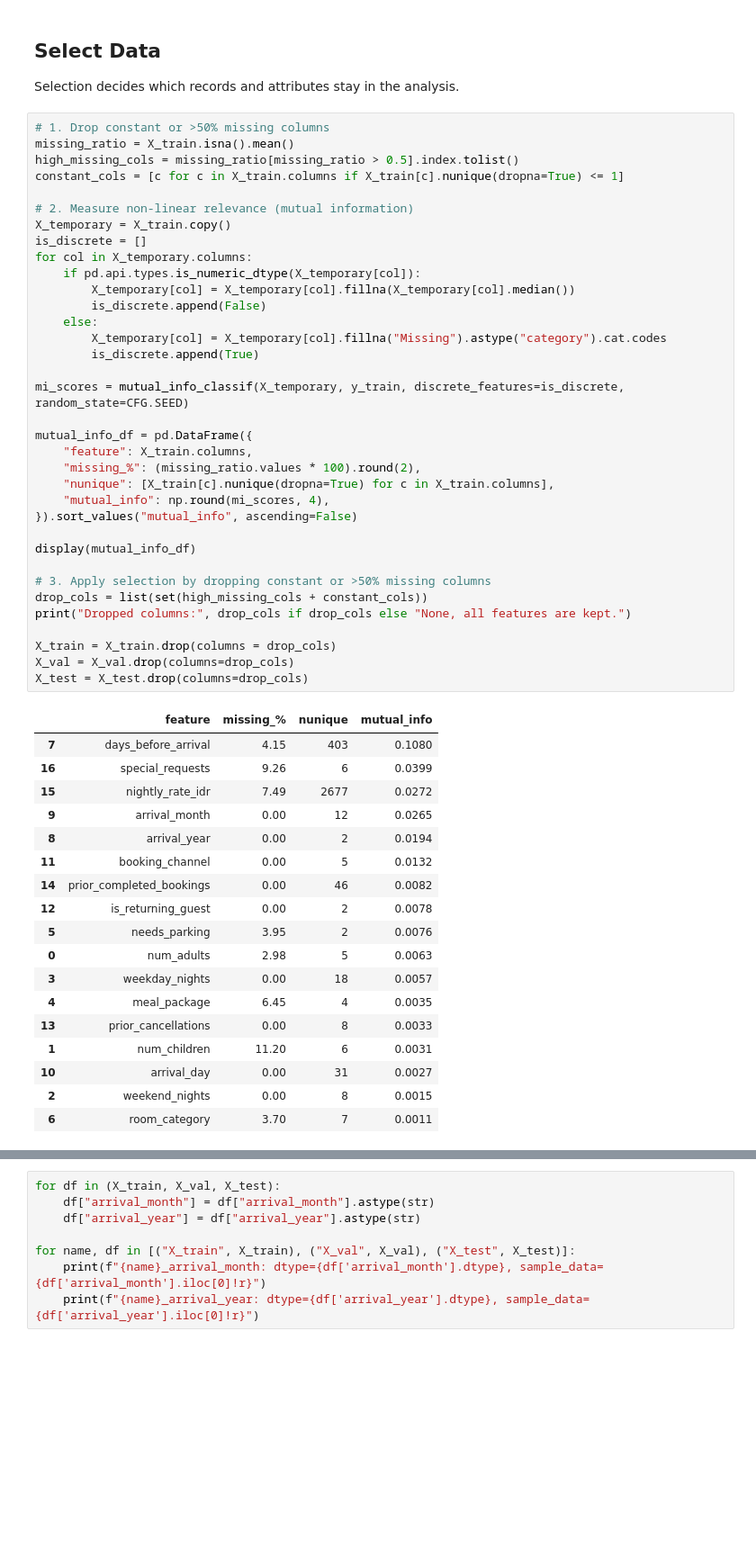
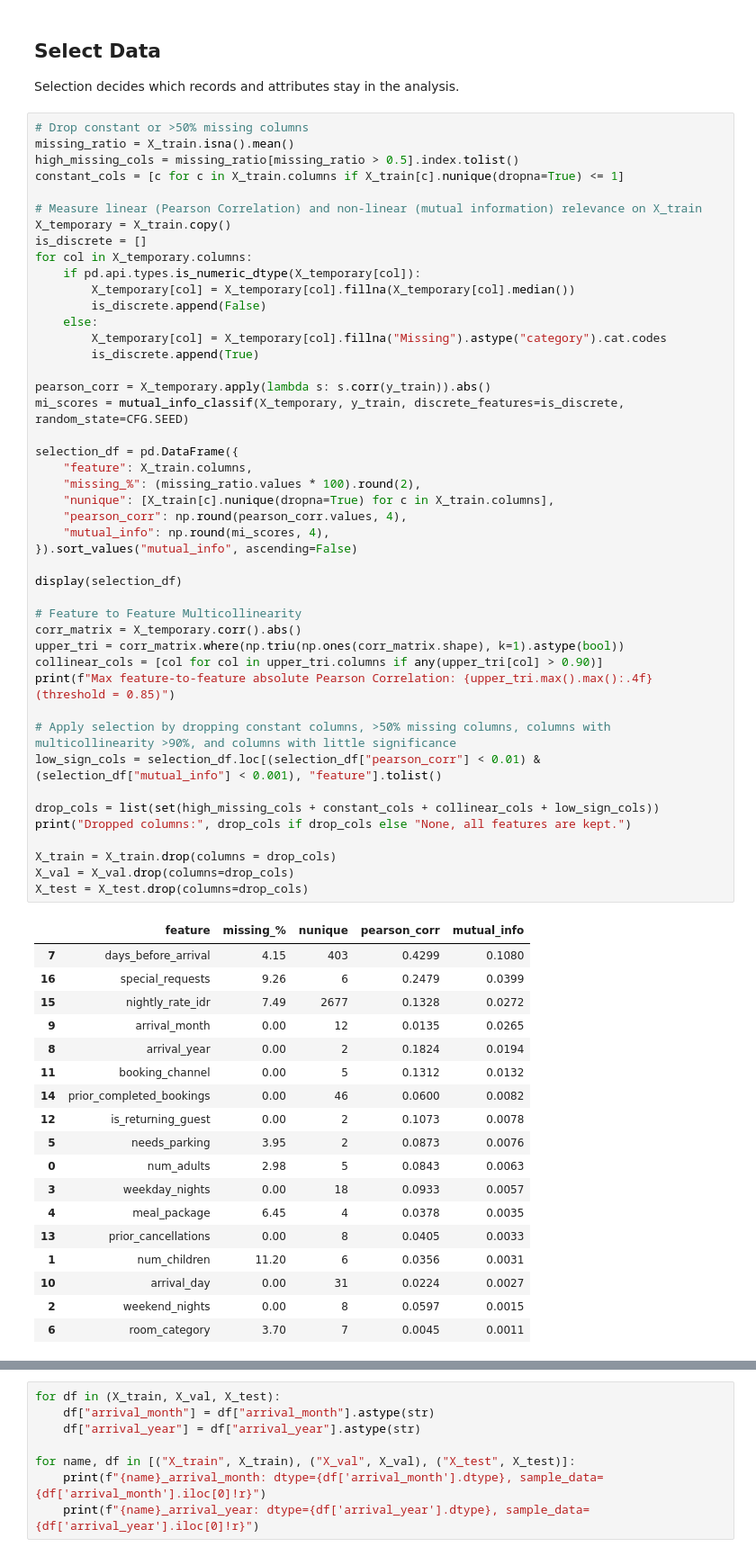
Before and after one commit to TheoMarvel/IF3170_G29_MiMHotels, a Jupyter notebook: output/Notebook_Tugas_Besar_2_IF3170_Inteligensi_Artifisial_2026_2027.ipynb, the cells around one changed output, grey strips where cells are left out. Shown at 90% size. Saved outputs shown, nothing was run; the diff lists cells and outputs as text; blank space fills up the shorter version.

```diff
--- a/output/Notebook_Tugas_Besar_2_IF3170_Inteligensi_Artifisial_2026_2027.ipynb
+++ b/output/Notebook_Tugas_Besar_2_IF3170_Inteligensi_Artifisial_2026_2027.ipynb
@@ -414,56 +403,66 @@ Preparation steps may use `sklearn`. Every statistic comes from the training spl
 
 Selection decides which records and attributes stay in the analysis.
 # %%
-# 1. Drop constant or >50% missing columns
+# Drop constant or >50% missing columns
 missing_ratio = X_train.isna().mean()
 high_missing_cols = missing_ratio[missing_ratio > 0.5].index.tolist()
 constant_cols = [c for c in X_train.columns if X_train[c].nunique(dropna=True) <= 1]
 
-# 2. Measure non-linear relevance (mutual information)
+# Measure linear (Pearson Correlation) and non-linear (mutual information) relevance on X_train
 X_temporary = X_train.copy()
 is_discrete = []
 for col in X_temporary.columns:
     if pd.api.types.is_numeric_dtype(X_temporary[col]):
         X_temporary[col] = X_temporary[col].fillna(X_temporary[col].median())
         is_discrete.append(False)
     else:
         X_temporary[col] = X_temporary[col].fillna("Missing").astype("category").cat.codes
         is_discrete.append(True)
 
+pearson_corr = X_temporary.apply(lambda s: s.corr(y_train)).abs()
 mi_scores = mutual_info_classif(X_temporary, y_train, discrete_features=is_discrete, random_state=CFG.SEED)
 
-mutual_info_df = pd.DataFrame({
+selection_df = pd.DataFrame({
     "feature": X_train.columns,
     "missing_%": (missing_ratio.values * 100).round(2),
     "nunique": [X_train[c].nunique(dropna=True) for c in X_train.columns],
+    "pearson_corr": np.round(pearson_corr.values, 4),
     "mutual_info": np.round(mi_scores, 4),
 }).sort_values("mutual_info", ascending=False)
 
-display(mutual_info_df)
+display(selection_df)
 
-# 3. Apply selection by dropping constant or >50% missing columns
-drop_cols = list(set(high_missing_cols + constant_cols))
+# Feature to Feature Multicollinearity
+corr_matrix = X_temporary.corr().abs()
+upper_tri = corr_matrix.where(np.triu(np.ones(corr_matrix.shape), k=1).astype(bool))
+collinear_cols = [col for col in upper_tri.columns if any(upper_tri[col] > 0.90)]
+print(f"Max feature-to-feature absolute Pearson Correlation: {upper_tri.max().max():.4f} (threshold = 0.85)")
+
+# Apply selection by dropping constant columns, >50% missing columns, columns with multicollinearity >90%, and columns with little significance
+low_sign_cols = selection_df.loc[(selection_df["pearson_corr"] < 0.01) & (selection_df["mutual_info"] < 0.001), "feature"].tolist()
+
+drop_cols = list(set(high_missing_cols + constant_cols + collinear_cols + low_sign_cols))
 print("Dropped columns:", drop_cols if drop_cols else "None, all features are kept.")
 
 X_train = X_train.drop(columns = drop_cols)
 X_val = X_val.drop(columns=drop_cols)
 X_test = X_test.drop(columns=drop_cols)
 # %% [output]
-|  | feature | missing_% | nunique | mutual_info |
-| 7 | days_before_arrival | 4.15 | 403 | 0.1080 |
-| 16 | special_requests | 9.26 | 6 | 0.0399 |
-| 15 | nightly_rate_idr | 7.49 | 2677 | 0.0272 |
-| 9 | arrival_month | 0.00 | 12 | 0.0265 |
-| 8 | arrival_year | 0.00 | 2 | 0.0194 |
-| 11 | booking_channel | 0.00 | 5 | 0.0132 |
-| 14 | prior_completed_bookings | 0.00 | 46 | 0.0082 |
-| 12 | is_returning_guest | 0.00 | 2 | 0.0078 |
-| 5 | needs_parking | 3.95 | 2 | 0.0076 |
-| 0 | num_adults | 2.98 | 5 | 0.0063 |
-| 3 | weekday_nights | 0.00 | 18 | 0.0057 |
-| 4 | meal_package | 6.45 | 4 | 0.0035 |
-| 13 | prior_cancellations | 0.00 | 8 | 0.0033 |
-| 1 | num_children | 11.20 | 6 | 0.0031 |
-| 10 | arrival_day | 0.00 | 31 | 0.0027 |
-| 2 | weekend_nights | 0.00 | 8 | 0.0015 |
-| 6 | room_category | 3.70 | 7 | 0.0011 |
+|  | feature | missing_% | nunique | pearson_corr | mutual_info |
+| 7 | days_before_arrival | 4.15 | 403 | 0.4299 | 0.1080 |
+| 16 | special_requests | 9.26 | 6 | 0.2479 | 0.0399 |
+| 15 | nightly_rate_idr | 7.49 | 2677 | 0.1328 | 0.0272 |
+| 9 | arrival_month | 0.00 | 12 | 0.0135 | 0.0265 |
+| 8 | arrival_year | 0.00 | 2 | 0.1824 | 0.0194 |
+| 11 | booking_channel | 0.00 | 5 | 0.1312 | 0.0132 |
+| 14 | prior_completed_bookings | 0.00 | 46 | 0.0600 | 0.0082 |
+| 12 | is_returning_guest | 0.00 | 2 | 0.1073 | 0.0078 |
+| 5 | needs_parking | 3.95 | 2 | 0.0873 | 0.0076 |
+| 0 | num_adults | 2.98 | 5 | 0.0843 | 0.0063 |
+| 3 | weekday_nights | 0.00 | 18 | 0.0933 | 0.0057 |
+| 4 | meal_package | 6.45 | 4 | 0.0378 | 0.0035 |
+| 13 | prior_cancellations | 0.00 | 8 | 0.0405 | 0.0033 |
+| 1 | num_children | 11.20 | 6 | 0.0356 | 0.0031 |
+| 10 | arrival_day | 0.00 | 31 | 0.0224 | 0.0027 |
+| 2 | weekend_nights | 0.00 | 8 | 0.0597 | 0.0015 |
+| 6 | room_category | 3.70 | 7 | 0.0045 | 0.0011 |
```
Also changed, not shown: parts of 22 cells of this notebook.
